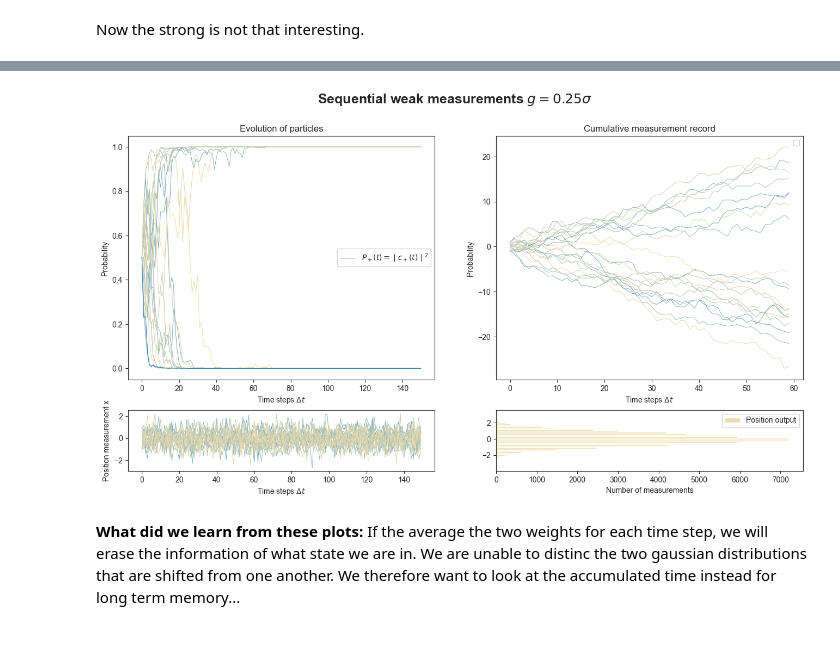
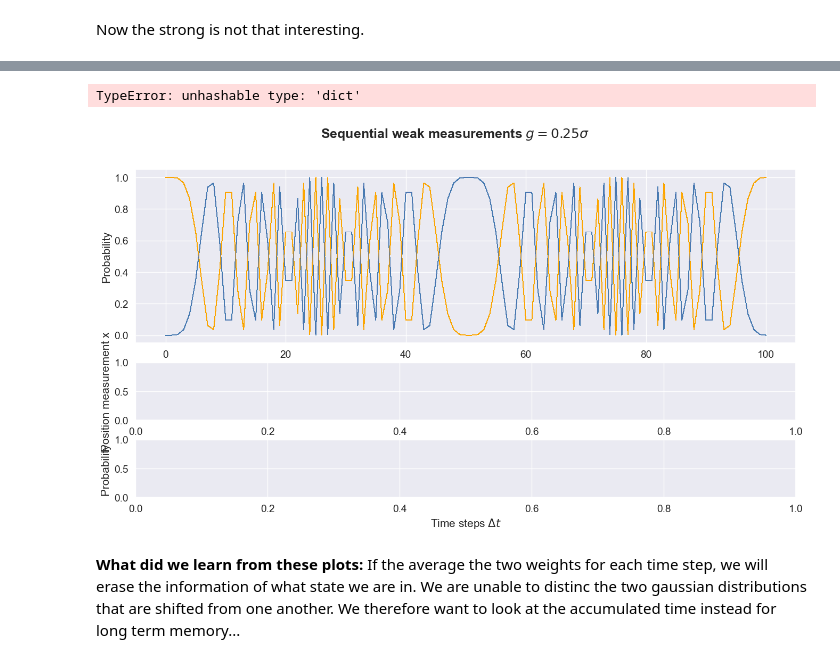
Before and after one commit to AlexInselmann/quantum-sensing, a Jupyter notebook: von Neumann.ipynb, the cells around one changed output, grey strips where cells are left out. Drawn from its saved outputs; the diff is of its cells as text; code cells hidden in the pictures.

```diff
--- a/von Neumann.ipynb
+++ b/von Neumann.ipynb
@@ -134,16 +199,5 @@ t_span = np.linspace(0,delta_t*N,N+1)
 # %% [markdown]
 Now running N_sim simulations, calibrated so we see a steady state solution
 # %%
-r= 0#1/40 #Compare with the relaxation time, which is proportial to number of measurements before the two gaussian peaks are well seperated. For gweak =sigma* 1/4 this is after around 40 measurements...
-
-N_sim = 500 #number of simulations
-
-
-X_ensembe_weak,a_ensembe_weak, b_ensembe_weak  = Xeuler_sim(N_sim, N,gweak, a0, b0,r)  #X_sim(N_sim,N,gweak,a0=a0,b0=b0)
-Pa_ensembe_weak_mean = np.mean(a_ensembe_weak**2,axis=0)
-Pb_ensembe_weak_mean = np.mean(b_ensembe_weak**2,axis=0)
-X_ensembe_weak_mean = np.mean(X_ensembe_weak,axis=0)
-
-X_ensembe_strong,a_ensembe_strong, b_ensembe_strong  = Xeuler_sim(N_sim,N,gstrong,a0,b0,r)
-Pa_ensembe_strong_mean = np.mean(a_ensembe_strong**2,axis=0)
-Pb_ensembe_strong_mean = np.mean(b_ensembe_strong**2,axis=0)
+X_ensembe_weak,a_ensembe_weak, b_ensembe_weak = Xeuler_sim(N_sim, N,gweak, epsilon, a0, b0)  #X_sim(N_sim,N,gweak,a0=a0,b0=b0)
+X_ensembe_strong,a_ensembe_strong, b_ensembe_strong = Xeuler_sim(N_sim,N,gweak, epsilon, a0,b0,0)
@@ -163,56 +256,48 @@ plt.show()
 # %%
-fig, ax = plt.subplots(2, 2,gridspec_kw={'height_ratios': [4,1]},figsize=(16,8))
+fig, ax = plt.subplots(3,gridspec_kw={'height_ratios': [3,1,1]},figsize=(16,8))
 
 plt.suptitle(fr'Sequential weak measurements $g={gweak/sigma}\sigma$', fontsize=18,fontweight="bold")
 
-ax[0,0].set_xlabel(r"Time steps $\Delta t$");
-ax[0,0].set_ylabel(r'Probability')
 
-ax[1,0].set_xlabel(r"Time steps $\Delta t$");
-ax[1,0].set_ylabel(r'Position measurement x')
+ax[0].set_ylabel(r'Probability')
 
-ax[0,1].set_xlabel(r"Time steps $\Delta t$");
-ax[0,1].set_ylabel(r'Probability ')
 
-ax[1,1].set_xlabel(r"Number of measurements");
+ax[1].set_ylabel(r'Position measurement x')
 
-ax[0,0].set_title('Evolution of particles')
-ax[0,1].set_title(f'Cumulative measurement record')
+ax[2].set_xlabel(r"Time steps $\Delta t$");
+ax[2].set_ylabel(r'Probability ')
 
-colors = seaborn.color_palette("blend:#7AB,#EDA", 20)
-for i,a in enumerate(a_ensembe_weak[:20]):
-    ax[0,0].plot(t_span,a**2,color=colors[i],linewidth=0.7)
+for a in a_ensembe_weak: ax[0].plot(t_span,abs(a)**2,color='steelblue',linewidth=0.7)
+for b in b_ensembe_weak: ax[0].plot(t_span,abs(b)**2,color='orange',linewidth=0.7)
+#for i in a_ensembe_strong: ax[0,0].plot(t_span,i,color = 'green',linewidth=0.7)
 #for i in a_ensembe_strong: ax[0,0].plot(t_span,i,color = 'green',linewidth=0.7)
 
-ax[0,0].plot(t_span,a_ensembe_weak[10]**2,linewidth=0.7,label = fr'$P_+(t)=\mid c_+(t)\mid^2$')
+ax[0].plot(t_span,abs(a_ensembe_weak[10])**2,linewidth=0.7,label = fr'$P_+(t)=\mid c_+(t)\mid^2$')
 #ax[0,0].plot(t_span,a_ensembe_strong[10],color = 'green',linewidth=0.7,label = f'Strong measurement experiments g={gstrong}')
 
 #plt.legend(loc='upper center', fancybox=True, shadow=True, ncol=2)
 
-for i,x in enumerate(X_ensembe_weak[:20]):
-    ax[1,0].plot(t_span[:-1],x,color= colors[i],linewidth=0.7 )
+for x in X_ensembe_weak[:10]:
+    ax[1].plot(t_span[:-1],x,color='red',linewidth=0.7)
 #for i in X_ensembe_strong[:-1]: ax[1,0].plot(t_span[:-1],i,color = 'green',linewidth=0.7)
 
-#ax[0,1].plot(t_span,Pa_ensembe_weak_mean,label = r'$\langle P_+(t) \rangle$')
-#ax[0,1].plot(t_span,Pb_ensembe_weak_mean,label = r'$\langle P_-(t) \rangle$')
-#colors = seaborn.color_palette("flare", 20)
-for i in range(20):
-    ax[0,1].plot(t_span[:60],np.cumsum(X_ensembe_weak[i,:60]).T, color = colors[i],linewidth=0.7)
+for i in range(5):
+    ax[2].plot(t_span[:130],np.cumsum(X_ensembe_weak[i,:130]).T)
 
+ax[0].legend()
+ax[1].legend()
+ax[2].legend()
 
-ax[1,1].hist(np.concatenate(X_ensembe_weak),bins=40,orientation='horizontal',color=colors[-1],label='Position output')
-
-ax[0,0].legend()
-ax[0,1].legend()
-ax[1,1].legend()
+#ax[0].set_ylim(0,1)
 
 
 plt.show()
 #print(fr'$\sigma$ =%.2f'%(sigma))
 
 #fig.savefig(f'figures/gweak{gweak}sigma_Nsim{N_sim}.pdf')
 # %% [output]
+TypeError: unhashable type: 'dict'
-[figure, old version]
+[figure, new version]
 # %% [markdown]
 **What did we learn from these plots:** If the average the two weights for each time step, we will erase the information of what state we are in. We are unable to distinc the two gaussian distributions that are shifted from one another. We therefore want to look at the accumulated time instead for long term memory...
 # %% [markdown]
```
Also changed, not shown: parts of 27 cells of this notebook, 1 other file.
